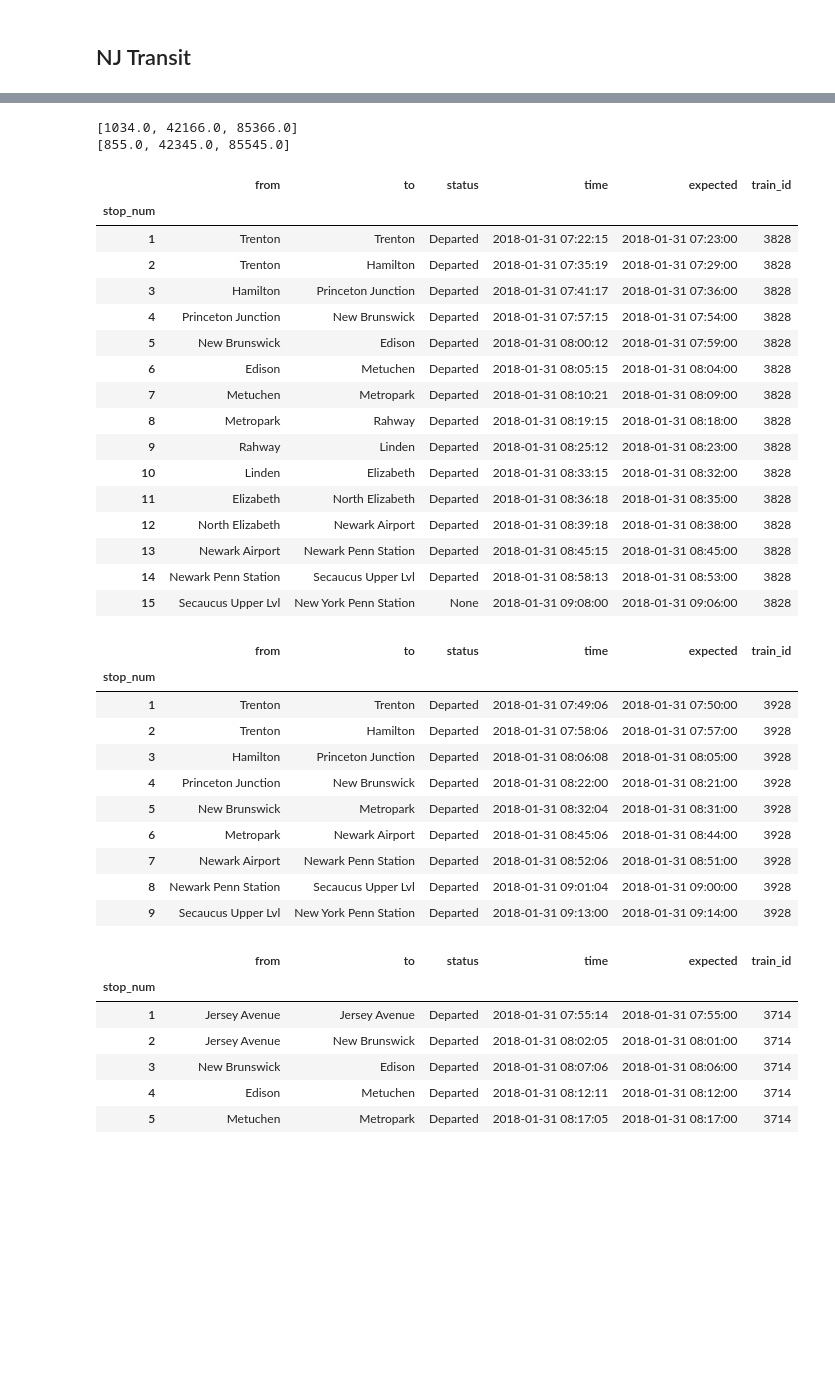
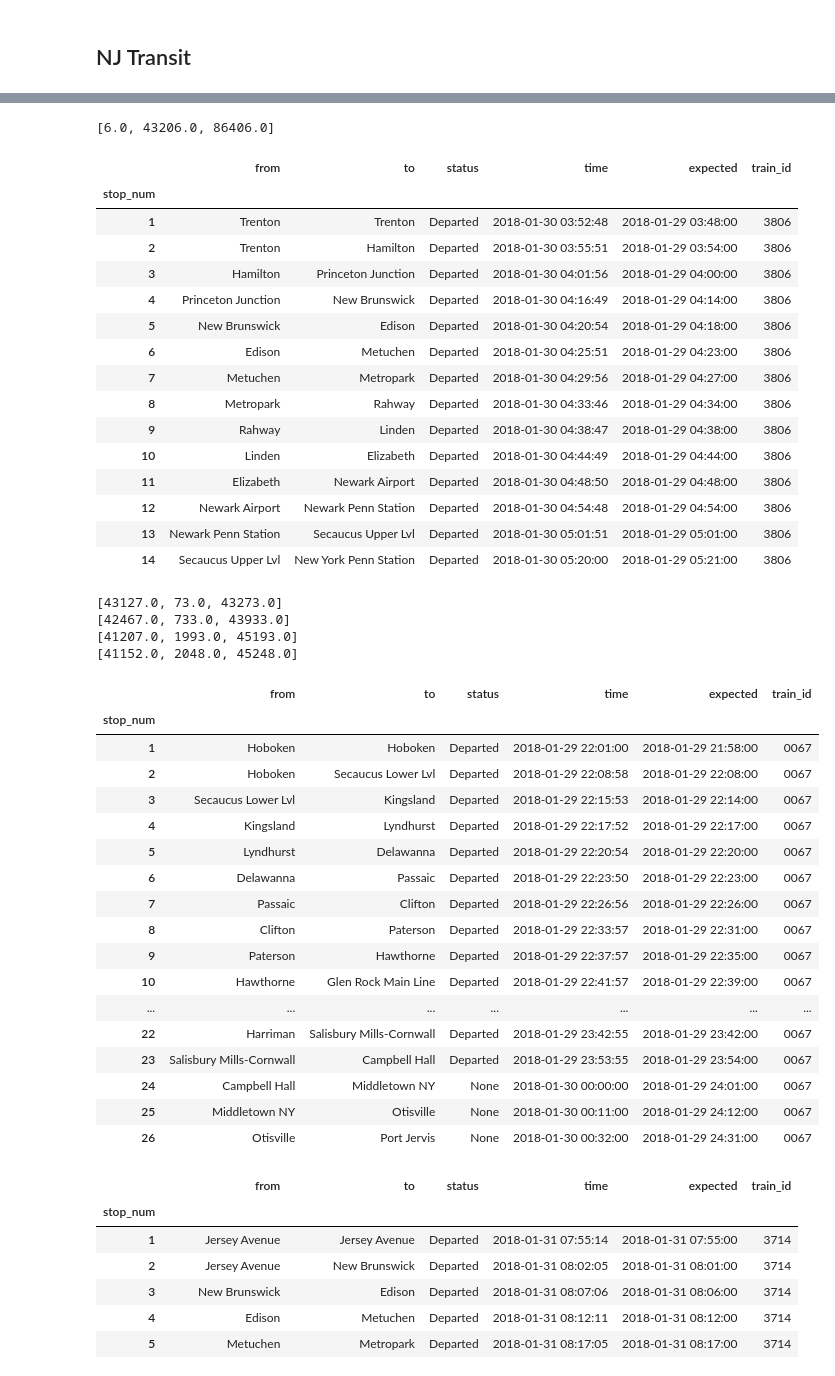
Before and after one commit to pranavbadami/njtransit, a Jupyter notebook: examine_trains.ipynb, the cells around one changed output, grey strips where cells are left out. Saved outputs shown, nothing was run; the diff lists cells and outputs as text; code cells hidden in the pictures; blank space fills up the shorter version.

```diff
--- a/examine_trains.ipynb
+++ b/examine_trains.ipynb
@@ -48,41 +41,50 @@ examine_train('2018_01_30_3712')
 | 7 | Newark Penn Station | Secaucus Upper Lvl | Departed | 2018-01-30 08:26:09 | 2018-01-30 08:23:00 | 3712 |
 | 8 | Secaucus Upper Lvl | New York Penn Station | Departed | 2018-01-30 08:37:00 | 2018-01-30 08:36:00 | 3712 |
 # %%
-examine_train('2018_01_31_3828')
+examine_train('2018_01_29_3806')
 # %% [output]
-[1034.0, 42166.0, 85366.0]
-[855.0, 42345.0, 85545.0]
+[6.0, 43206.0, 86406.0]
 |  | from | to | status | time | expected | train_id |
 | stop_num |  |  |  |  |  |  |
-| 1 | Trenton | Trenton | Departed | 2018-01-31 07:22:15 | 2018-01-31 07:23:00 | 3828 |
-| 2 | Trenton | Hamilton | Departed | 2018-01-31 07:35:19 | 2018-01-31 07:29:00 | 3828 |
-| 3 | Hamilton | Princeton Junction | Departed | 2018-01-31 07:41:17 | 2018-01-31 07:36:00 | 3828 |
-| 4 | Princeton Junction | New Brunswick | Departed | 2018-01-31 07:57:15 | 2018-01-31 07:54:00 | 3828 |
-| 5 | New Brunswick | Edison | Departed | 2018-01-31 08:00:12 | 2018-01-31 07:59:00 | 3828 |
-| 6 | Edison | Metuchen | Departed | 2018-01-31 08:05:15 | 2018-01-31 08:04:00 | 3828 |
-| 7 | Metuchen | Metropark | Departed | 2018-01-31 08:10:21 | 2018-01-31 08:09:00 | 3828 |
-| 8 | Metropark | Rahway | Departed | 2018-01-31 08:19:15 | 2018-01-31 08:18:00 | 3828 |
-| 9 | Rahway | Linden | Departed | 2018-01-31 08:25:12 | 2018-01-31 08:23:00 | 3828 |
-| 10 | Linden | Elizabeth | Departed | 2018-01-31 08:33:15 | 2018-01-31 08:32:00 | 3828 |
-| 11 | Elizabeth | North Elizabeth | Departed | 2018-01-31 08:36:18 | 2018-01-31 08:35:00 | 3828 |
-| 12 | North Elizabeth | Newark Airport | Departed | 2018-01-31 08:39:18 | 2018-01-31 08:38:00 | 3828 |
-| 13 | Newark Airport | Newark Penn Station | Departed | 2018-01-31 08:45:15 | 2018-01-31 08:45:00 | 3828 |
-| 14 | Newark Penn Station | Secaucus Upper Lvl | Departed | 2018-01-31 08:58:13 | 2018-01-31 08:53:00 | 3828 |
-| 15 | Secaucus Upper Lvl | New York Penn Station | None | 2018-01-31 09:08:00 | 2018-01-31 09:06:00 | 3828 |
+| 1 | Trenton | Trenton | Departed | 2018-01-30 03:52:48 | 2018-01-29 03:48:00 | 3806 |
+| 2 | Trenton | Hamilton | Departed | 2018-01-30 03:55:51 | 2018-01-29 03:54:00 | 3806 |
+| 3 | Hamilton | Princeton Junction | Departed | 2018-01-30 04:01:56 | 2018-01-29 04:00:00 | 3806 |
+| 4 | Princeton Junction | New Brunswick | Departed | 2018-01-30 04:16:49 | 2018-01-29 04:14:00 | 3806 |
+| 5 | New Brunswick | Edison | Departed | 2018-01-30 04:20:54 | 2018-01-29 04:18:00 | 3806 |
+| 6 | Edison | Metuchen | Departed | 2018-01-30 04:25:51 | 2018-01-29 04:23:00 | 3806 |
+| 7 | Metuchen | Metropark | Departed | 2018-01-30 04:29:56 | 2018-01-29 04:27:00 | 3806 |
+| 8 | Metropark | Rahway | Departed | 2018-01-30 04:33:46 | 2018-01-29 04:34:00 | 3806 |
+| 9 | Rahway | Linden | Departed | 2018-01-30 04:38:47 | 2018-01-29 04:38:00 | 3806 |
+| 10 | Linden | Elizabeth | Departed | 2018-01-30 04:44:49 | 2018-01-29 04:44:00 | 3806 |
+| 11 | Elizabeth | Newark Airport | Departed | 2018-01-30 04:48:50 | 2018-01-29 04:48:00 | 3806 |
+| 12 | Newark Airport | Newark Penn Station | Departed | 2018-01-30 04:54:48 | 2018-01-29 04:54:00 | 3806 |
+| 13 | Newark Penn Station | Secaucus Upper Lvl | Departed | 2018-01-30 05:01:51 | 2018-01-29 05:01:00 | 3806 |
+| 14 | Secaucus Upper Lvl | New York Penn Station | Departed | 2018-01-30 05:20:00 | 2018-01-29 05:21:00 | 3806 |
 # %%
-examine_train('2018_01_31_3928')
+examine_train('2018_01_29_0067')
 # %% [output]
+[43127.0, 73.0, 43273.0]
+[42467.0, 733.0, 43933.0]
+[41207.0, 1993.0, 45193.0]
+[41152.0, 2048.0, 45248.0]
 |  | from | to | status | time | expected | train_id |
 | stop_num |  |  |  |  |  |  |
-| 1 | Trenton | Trenton | Departed | 2018-01-31 07:49:06 | 2018-01-31 07:50:00 | 3928 |
-| 2 | Trenton | Hamilton | Departed | 2018-01-31 07:58:06 | 2018-01-31 07:57:00 | 3928 |
-| 3 | Hamilton | Princeton Junction | Departed | 2018-01-31 08:06:08 | 2018-01-31 08:05:00 | 3928 |
-| 4 | Princeton Junction | New Brunswick | Departed | 2018-01-31 08:22:00 | 2018-01-31 08:21:00 | 3928 |
-| 5 | New Brunswick | Metropark | Departed | 2018-01-31 08:32:04 | 2018-01-31 08:31:00 | 3928 |
-| 6 | Metropark | Newark Airport | Departed | 2018-01-31 08:45:06 | 2018-01-31 08:44:00 | 3928 |
-| 7 | Newark Airport | Newark Penn Station | Departed | 2018-01-31 08:52:06 | 2018-01-31 08:51:00 | 3928 |
-| 8 | Newark Penn Station | Secaucus Upper Lvl | Departed | 2018-01-31 09:01:04 | 2018-01-31 09:00:00 | 3928 |
-| 9 | Secaucus Upper Lvl | New York Penn Station | Departed | 2018-01-31 09:13:00 | 2018-01-31 09:14:00 | 3928 |
+| 1 | Hoboken | Hoboken | Departed | 2018-01-29 22:01:00 | 2018-01-29 21:58:00 | 0067 |
+| 2 | Hoboken | Secaucus Lower Lvl | Departed | 2018-01-29 22:08:58 | 2018-01-29 22:08:00 | 0067 |
+| 3 | Secaucus Lower Lvl | Kingsland | Departed | 2018-01-29 22:15:53 | 2018-01-29 22:14:00 | 0067 |
+| 4 | Kingsland | Lyndhurst | Departed | 2018-01-29 22:17:52 | 2018-01-29 22:17:00 | 0067 |
+| 5 | Lyndhurst | Delawanna | Departed | 2018-01-29 22:20:54 | 2018-01-29 22:20:00 | 0067 |
+| 6 | Delawanna | Passaic | Departed | 2018-01-29 22:23:50 | 2018-01-29 22:23:00 | 0067 |
+| 7 | Passaic | Clifton | Departed | 2018-01-29 22:26:56 | 2018-01-29 22:26:00 | 0067 |
+| 8 | Clifton | Paterson | Departed | 2018-01-29 22:33:57 | 2018-01-29 22:31:00 | 0067 |
+| 9 | Paterson | Hawthorne | Departed | 2018-01-29 22:37:57 | 2018-01-29 22:35:00 | 0067 |
+| 10 | Hawthorne | Glen Rock Main Line | Departed | 2018-01-29 22:41:57 | 2018-01-29 22:39:00 | 0067 |
+| ... | ... | ... | ... | ... | ... | ... |
+| 22 | Harriman | Salisbury Mills-Cornwall | Departed | 2018-01-29 23:42:55 | 2018-01-29 23:42:00 | 0067 |
+| 23 | Salisbury Mills-Cornwall | Campbell Hall | Departed | 2018-01-29 23:53:55 | 2018-01-29 23:54:00 | 0067 |
+| 24 | Campbell Hall | Middletown NY | None | 2018-01-30 00:00:00 | 2018-01-29 24:01:00 | 0067 |
+| 25 | Middletown NY | Otisville | None | 2018-01-30 00:11:00 | 2018-01-29 24:12:00 | 0067 |
+| 26 | Otisville | Port Jervis | None | 2018-01-30 00:32:00 | 2018-01-29 24:31:00 | 0067 |
 # %%
 examine_train('2018_01_31_3714')
 # %% [output]
```
Also changed, not shown: parts of 2 cells of this notebook, 1 other file.
